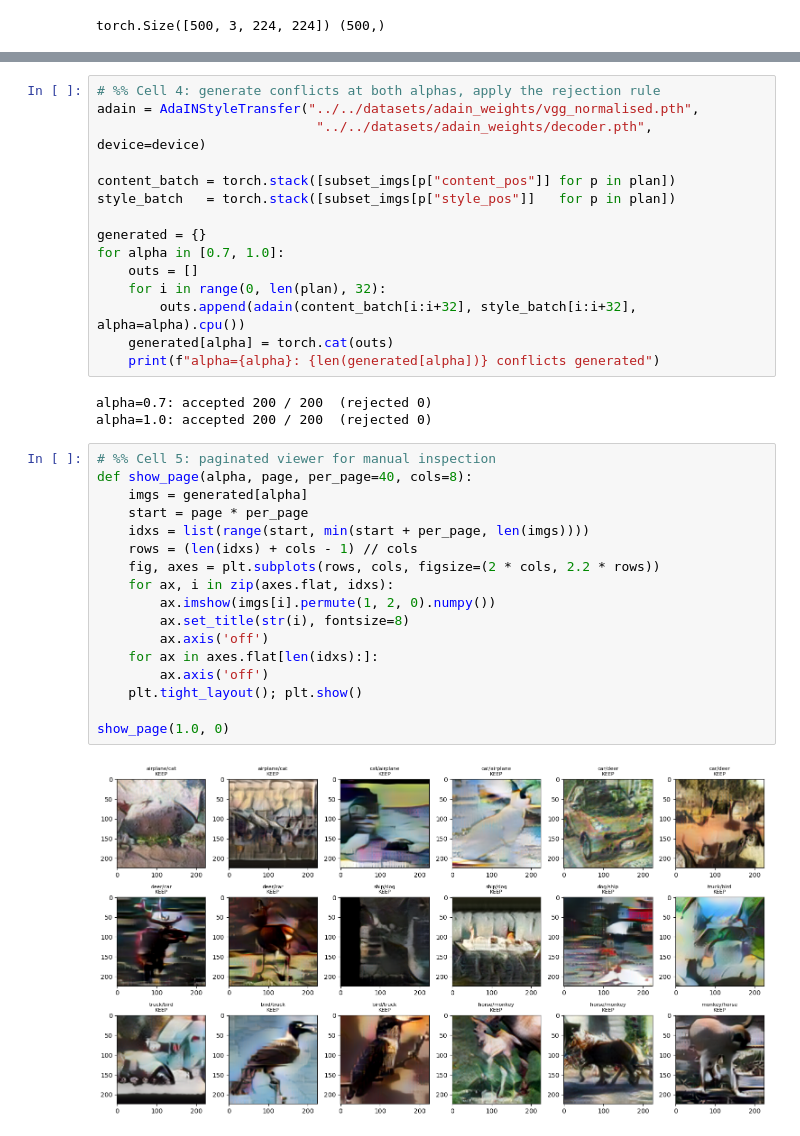
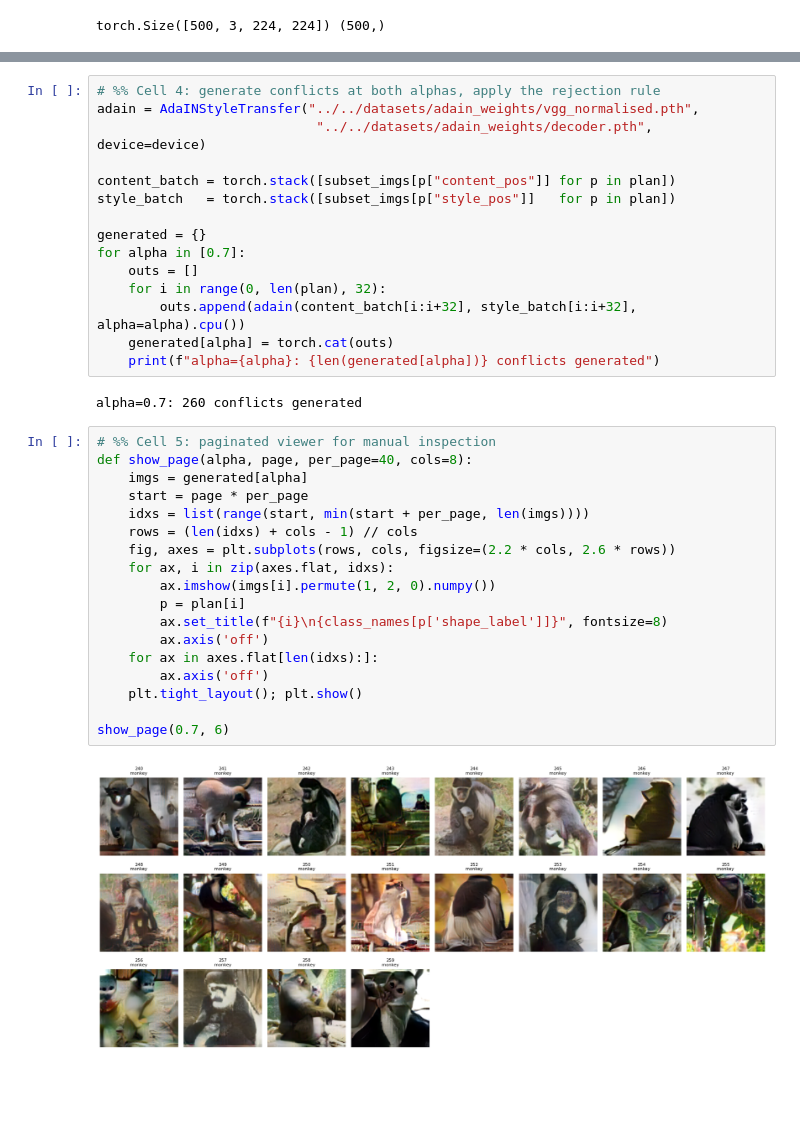
Before and after one commit to fahan13/atml_pa1_28100422, a Jupyter notebook: task1/notebooks/03_shape_texture.ipynb, the cells around one changed output, grey strips where cells are left out. Saved outputs shown, nothing was run; the diff lists cells and outputs as text; blank space fills up the shorter version.

Commit message:
updated rep analysis with new shape texture results

```diff
--- a/task1/notebooks/03_shape_texture.ipynb
+++ b/task1/notebooks/03_shape_texture.ipynb
@@ -45,31 +45,31 @@ content_batch = torch.stack([subset_imgs[p["content_pos"]] for p in plan])
 style_batch   = torch.stack([subset_imgs[p["style_pos"]]   for p in plan])
 
 generated = {}
-for alpha in [0.7, 1.0]:
+for alpha in [0.7]:
     outs = []
     for i in range(0, len(plan), 32):
         outs.append(adain(content_batch[i:i+32], style_batch[i:i+32], alpha=alpha).cpu())
     generated[alpha] = torch.cat(outs)
     print(f"alpha={alpha}: {len(generated[alpha])} conflicts generated")
 # %% [output]
-alpha=0.7: accepted 200 / 200  (rejected 0)
-alpha=1.0: accepted 200 / 200  (rejected 0)
+alpha=0.7: 260 conflicts generated
 # %%
 # %% Cell 5: paginated viewer for manual inspection
 def show_page(alpha, page, per_page=40, cols=8):
     imgs = generated[alpha]
     start = page * per_page
     idxs = list(range(start, min(start + per_page, len(imgs))))
     rows = (len(idxs) + cols - 1) // cols
-    fig, axes = plt.subplots(rows, cols, figsize=(2 * cols, 2.2 * rows))
+    fig, axes = plt.subplots(rows, cols, figsize=(2.2 * cols, 2.6 * rows))
     for ax, i in zip(axes.flat, idxs):
         ax.imshow(imgs[i].permute(1, 2, 0).numpy())
-        ax.set_title(str(i), fontsize=8)
+        p = plan[i]
+        ax.set_title(f"{i}\n{class_names[p['shape_label']]}", fontsize=8)
         ax.axis('off')
     for ax in axes.flat[len(idxs):]:
         ax.axis('off')
     plt.tight_layout(); plt.show()
 
-show_page(1.0, 0)
+show_page(0.7, 6)
 # %% [output]
-[figure, old version]
+[figure, new version]
```
Also changed, not shown: parts of 7 cells of this notebook, 8 other files.
